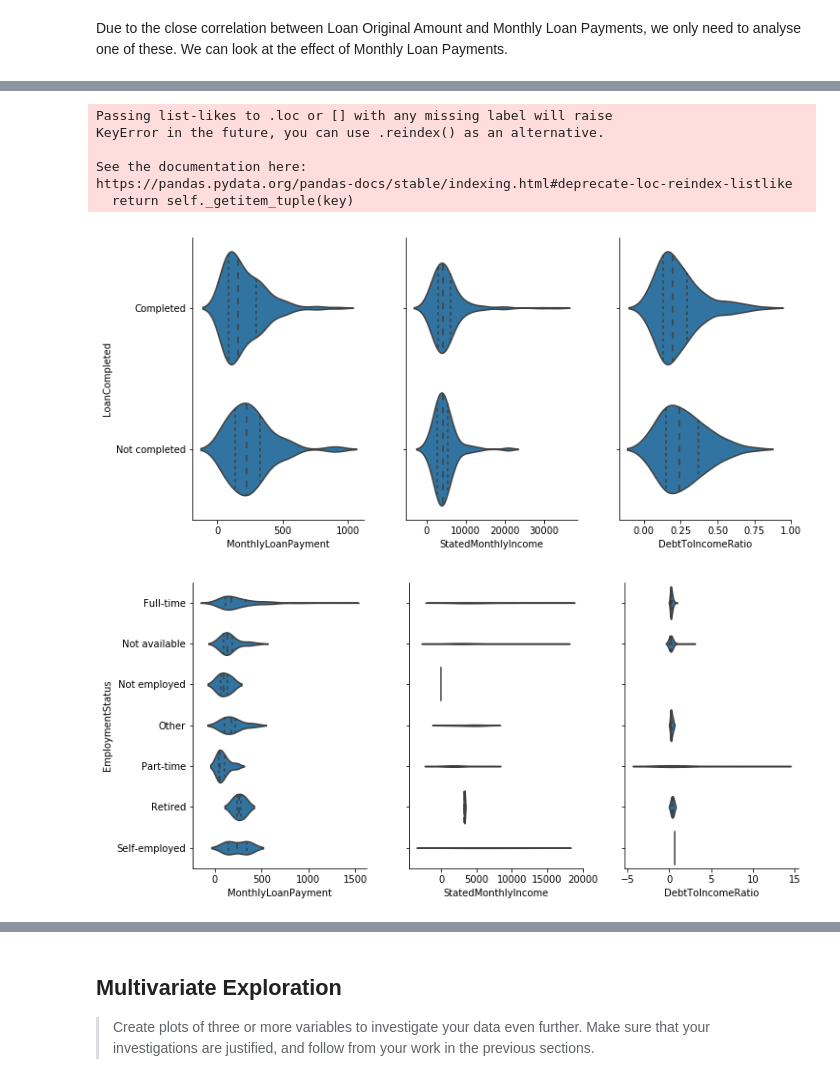
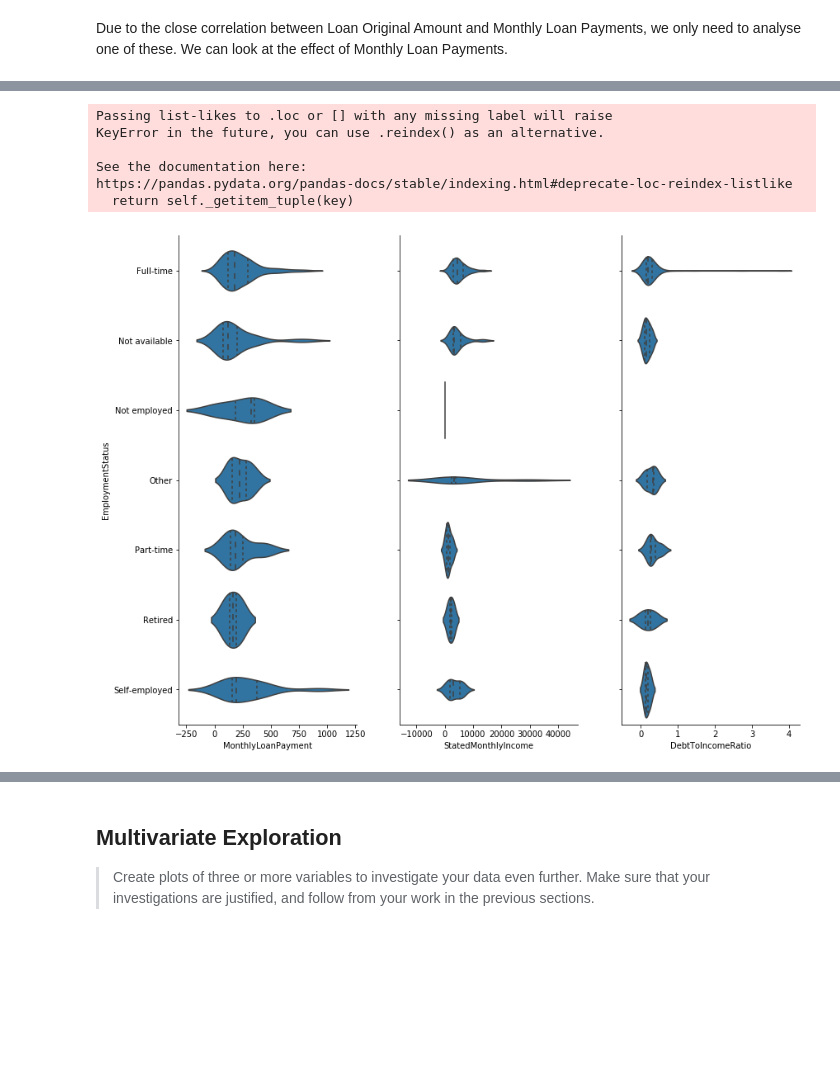
Before and after one commit to Jeffro80/DAND_Communicate_Findings, a Jupyter notebook: exploration-WORKING.ipynb, the cells around one changed output, grey strips where cells are left out. Saved outputs shown, nothing was run; the diff lists cells and outputs as text; code cells hidden in the pictures; blank space fills up the shorter version.

```diff
--- a/exploration-WORKING.ipynb
+++ b/exploration-WORKING.ipynb
@@ -1158,30 +1174,17 @@ Due to the close correlation between Loan Original Amount and Monthly Loan Payme
 # %%
-# MAKE PLOTS LARGER
 samples = np.random.choice(loans.shape[0], 500, replace = False)
 loan_samples = loans.loc[samples,:]
 
 g = sb.PairGrid(data=loan_samples, x_vars = ['MonthlyLoanPayment', 'StatedMonthlyIncome', 'DebtToIncomeRatio'],
-               y_vars=['LoanCompleted'])
-g.fig.set_figheight(6)
-g.fig.set_figwidth(10)
+               y_vars=['EmploymentStatus'])
+g.fig.set_figheight(12)
+g.fig.set_figwidth(12)
 g.map(sb.violinplot, inner = 'quartile');
 # %% [output]
 Passing list-likes to .loc or [] with any missing label will raise
 KeyError in the future, you can use .reindex() as an alternative.
 
 See the documentation here:
 https://pandas.pydata.org/pandas-docs/stable/indexing.html#deprecate-loc-reindex-listlike
   return self._getitem_tuple(key)
-[figure, old version]
+[figure, new version]
-# %%
-# MAKE PLOTS LARGER
-samples = np.random.choice(loans.shape[0], 500, replace = False)
-loan_samples = loans.loc[samples,:]
-
-g = sb.PairGrid(data=loan_samples, x_vars = ['MonthlyLoanPayment', 'StatedMonthlyIncome', 'DebtToIncomeRatio'],
-               y_vars=['EmploymentStatus'])
-g.fig.set_figheight(6)
-g.fig.set_figwidth(10)
-g.map(sb.violinplot, inner = 'quartile');
-# %% [output]
-[figure, removed]
```
Also changed, not shown: parts of 14 cells of this notebook.
